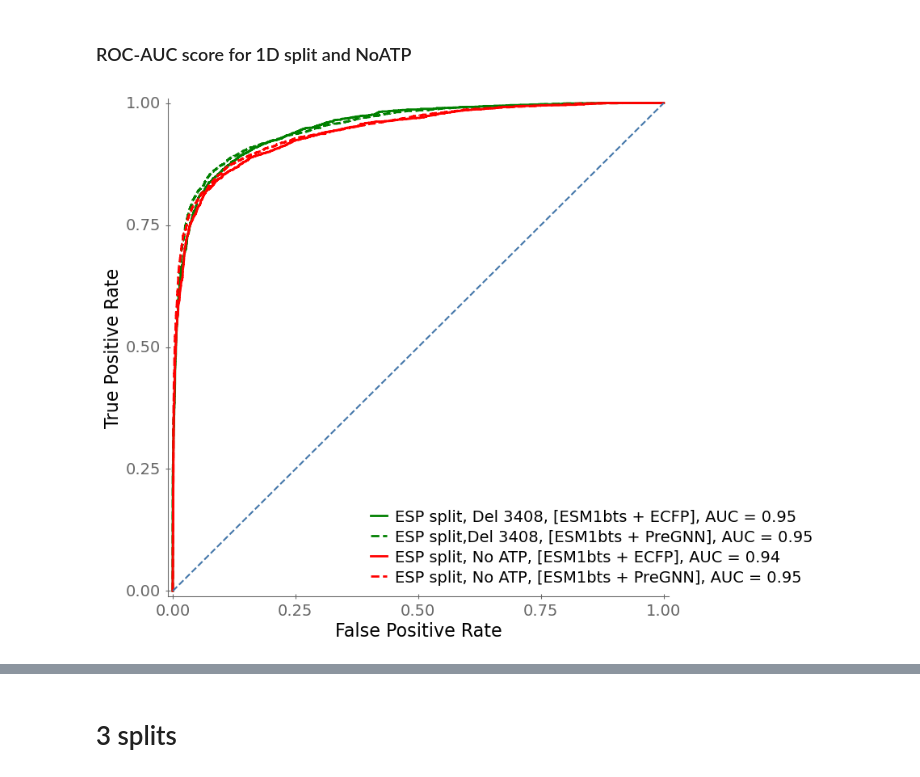
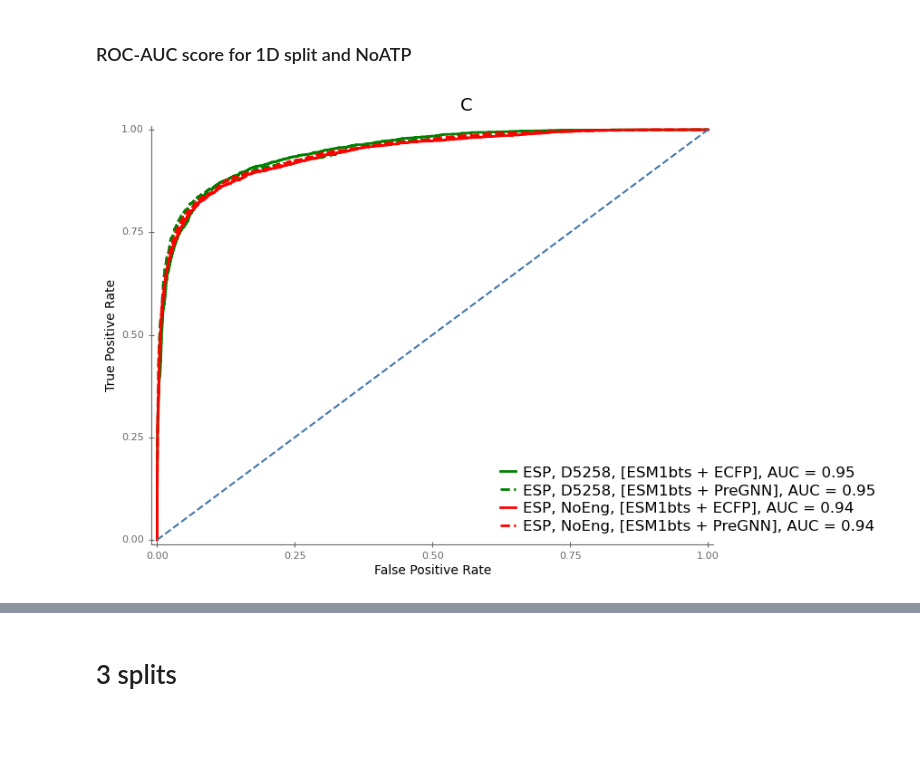
Before and after one commit to kalininalab/ESP_Leak_Analysis, a Jupyter notebook: ESP_HardSplits/notebooks_and_code/5-Results_Plots_and_figures.ipynb, the cells around one changed output, grey strips where cells are left out. Cells and saved outputs as stored; diff of their text form; code cells hidden in the pictures; blank space fills up the shorter version.

```diff
--- a/ESP_HardSplits/notebooks_and_code/5-Results_Plots_and_figures.ipynb
+++ b/ESP_HardSplits/notebooks_and_code/5-Results_Plots_and_figures.ipynb
@@ -70,4 +117,5 @@ test_y_esm1b_ts_gnn_I1f_2S =  np.load(join(CURRENT_DIR, ".." ,"data", "training_
 # %%
+from sklearn import metrics
 fpr_esm1b_ts_ecfp_ESP_2S, tpr_esm1b_ts_ecfp_ESP_2S, threshold = metrics.roc_curve(test_y_esm1b_ts_ecfp_ESP_2S, y_test_pred_esm1b_ts_ecfp_ESP_2S)
 roc_auc_esm1b_ts_ecfp_ESP_2S = metrics.auc(fpr_esm1b_ts_ecfp_ESP_2S, tpr_esm1b_ts_ecfp_ESP_2S)
 fpr_esm1b_ts_gnn_ESP_2S, tpr_esm1b_ts_gnn_ESP_2S, threshold = metrics.roc_curve(test_y_esm1b_ts_gnn_ESP_2S, y_test_pred_esm1b_ts_gnn_ESP_2S)
@@ -94,6 +142,12 @@ fpr_esm1b_ts_ecfp_I1f_2S, tpr_esm1b_ts_ecfp_I1f_2S, threshold = metrics.roc_curv
 roc_auc_esm1b_ts_ecfp_I1f_2S = metrics.auc(fpr_esm1b_ts_ecfp_I1f_2S, tpr_esm1b_ts_ecfp_I1f_2S)
 fpr_esm1b_ts_gnn_I1f_2S, tpr_esm1b_ts_gnn_I1f_2S, threshold = metrics.roc_curve(test_y_esm1b_ts_gnn_I1f_2S, y_test_pred_esm1b_ts_gnn_I1f_2S)
 roc_auc_esm1b_ts_gnn_I1f_2S = metrics.auc(fpr_esm1b_ts_gnn_I1f_2S, tpr_esm1b_ts_gnn_I1f_2S)
+
+
+fpr_esm1b_ts_ecfp_C2_2S, tpr_esm1b_ts_ecfp_C2_2S, threshold = metrics.roc_curve(test_y_esm1b_ts_ecfp_C2_2S, y_test_pred_esm1b_ts_ecfp_C2_2S)
+roc_auc_esm1b_ts_ecfp_C2_2S = metrics.auc(fpr_esm1b_ts_ecfp_C2_2S, tpr_esm1b_ts_ecfp_C2_2S)
+fpr_esm1b_ts_ecfp_ESPC2_2S, tpr_esm1b_ts_ecfp_ESPC2_2S, threshold = metrics.roc_curve(test_y_esm1b_ts_ecfp_ESPC2_2S, y_test_pred_esm1b_ts_ecfp_ESPC2_2S)
+roc_auc_esm1b_ts_ecfp_ESPC2_2S = metrics.auc(fpr_esm1b_ts_ecfp_ESPC2_2S, tpr_esm1b_ts_ecfp_ESPC2_2S)
 # %%
 def plot_roc_curve(fpr, tpr, roc_auc, label, linestyle='solid', color='blue'):
     plt.plot(fpr, tpr, color=color, label=f'{label} , AUC = {roc_auc:.2f}', linewidth=2.0, linestyle=linestyle)
@@ -289,36 +470,50 @@ roc_auc_esm1b_ts_gnn_ESP_NoATP_2S = metrics.auc(fpr_esm1b_ts_gnn_ESP_NoATP_2S, t
+# %%
+
+fpr_esm1b_ts_ecfp_ESP_D5258_2S, tpr_esm1b_ts_ecfp_ESP_D5258_2S, threshold = metrics.roc_curve(test_y_esm1b_ts_ecfp_ESP_D5258_2S, y_test_pred_esm1b_ts_ecfp_ESP_D5258_2S)
+roc_auc_esm1b_ts_ecfp_ESP_D5258_2S = metrics.auc(fpr_esm1b_ts_ecfp_ESP_D5258_2S, tpr_esm1b_ts_ecfp_ESP_D5258_2S)
+fpr_esm1b_ts_gnn_ESP_D5258_2S, tpr_esm1b_ts_gnn_ESP_D5258_2S, threshold = metrics.roc_curve(test_y_esm1b_ts_gnn_ESP_D5258_2S, y_test_pred_esm1b_ts_gnn_ESP_D5258_2S)
+roc_auc_esm1b_ts_gnn_ESP_D5258_2S = metrics.auc(fpr_esm1b_ts_gnn_ESP_D5258_2S, tpr_esm1b_ts_gnn_ESP_D5258_2S)
+
+fpr_esm1b_ts_ecfp_ESP_NoEng_2S, tpr_esm1b_ts_ecfp_ESP_NoEng_2S, threshold = metrics.roc_curve(test_y_esm1b_ts_ecfp_ESP_NoEng_2S, y_test_pred_esm1b_ts_ecfp_ESP_NoEng_2S)
+roc_auc_esm1b_ts_ecfp_ESP_NoEng_2S = metrics.auc(fpr_esm1b_ts_ecfp_ESP_NoEng_2S, tpr_esm1b_ts_ecfp_ESP_NoEng_2S)
+fpr_esm1b_ts_gnn_ESP_NoEng_2S, tpr_esm1b_ts_gnn_ESP_NoEng_2S, threshold = metrics.roc_curve(test_y_esm1b_ts_gnn_ESP_NoEng_2S, y_test_pred_esm1b_ts_gnn_ESP_NoEng_2S)
+roc_auc_esm1b_ts_gnn_ESP_NoEng_2S = metrics.auc(fpr_esm1b_ts_gnn_ESP_NoEng_2S, tpr_esm1b_ts_gnn_ESP_NoEng_2S)
 # %%
 def plot_roc_curve(fpr, tpr, roc_auc, label, linestyle='solid', color='blue'):
     plt.plot(fpr, tpr, color=color, label=f'{label}, AUC = {roc_auc:.2f}', linewidth=2.0, linestyle=linestyle)
 
-fig, ax = plt.subplots(figsize=(8, 8))
-plt.rcParams.update({'font.size': 20})
+fig, ax = plt.subplots(figsize=(8, 6))
+plt.rcParams.update({'font.size': 10})
 
 # Define your data and labels here
 data = [
 
-    (fpr_esm1b_ts_ecfp_ESP_D3408_2S, tpr_esm1b_ts_ecfp_ESP_D3408_2S, roc_auc_esm1b_ts_ecfp_ESP_D3408_2S, 'ESP split, Del 3408, [ESM1bts + ECFP]', 'solid', 'green'),
-    (fpr_esm1b_ts_gnn_ESP_D3408_2S, tpr_esm1b_ts_gnn_ESP_D3408_2S, roc_auc_esm1b_ts_gnn_ESP_D3408_2S, 'ESP split,Del 3408, [ESM1bts + PreGNN]', 'dashed', 'green'),
+    (fpr_esm1b_ts_ecfp_ESP_D5258_2S, tpr_esm1b_ts_ecfp_ESP_D5258_2S, roc_auc_esm1b_ts_ecfp_ESP_D5258_2S, 'ESP, D5258, [ESM1bts + ECFP]', 'solid', 'green'),
+    (fpr_esm1b_ts_gnn_ESP_D5258_2S, tpr_esm1b_ts_gnn_ESP_D5258_2S, roc_auc_esm1b_ts_gnn_ESP_D5258_2S, 'ESP, D5258, [ESM1bts + PreGNN]', 'dashed', 'green'),
 
-    (fpr_esm1b_ts_ecfp_ESP_NoATP_2S, tpr_esm1b_ts_ecfp_ESP_NoATP_2S, roc_auc_esm1b_ts_ecfp_ESP_NoATP_2S, 'ESP split, No ATP, [ESM1bts + ECFP]', 'solid', 'red'),
-    (fpr_esm1b_ts_gnn_ESP_NoATP_2S, tpr_esm1b_ts_gnn_ESP_NoATP_2S, roc_auc_esm1b_ts_gnn_ESP_NoATP_2S, 'ESP split, No ATP, [ESM1bts + PreGNN]', 'dashed', 'red'),
+    (fpr_esm1b_ts_ecfp_ESP_NoEng_2S, tpr_esm1b_ts_ecfp_ESP_NoEng_2S, roc_auc_esm1b_ts_ecfp_ESP_NoEng_2S, 'ESP, NoEng, [ESM1bts + ECFP]', 'solid', 'red'),
+    (fpr_esm1b_ts_gnn_ESP_NoEng_2S, tpr_esm1b_ts_gnn_ESP_NoEng_2S, roc_auc_esm1b_ts_gnn_ESP_NoEng_2S, 'ESP, NoEng, [ESM1bts + PreGNN]', 'dashed', 'red'),
 
 ]
 # Plot each ROC curve
 for fpr, tpr, roc_auc, label, linestyle, color in data:
     plot_roc_curve(fpr, tpr, roc_auc, label, linestyle, color)
 
 # Set axis parameters
 ax.locator_params(axis="y", nbins=5)
 ax.locator_params(axis="x", nbins=5)
-
+ax.tick_params(axis='x', labelsize=8)  # Smaller x-axis numbers
+ax.tick_params(axis='y', labelsize=8)
+plt.title('C', x=0.56,fontsize=14)
 # Set legend
-plt.legend(loc='lower right', bbox_to_anchor=(1.30, 0.01), fontsize=14)
+plt.legend(loc='lower right', bbox_to_anchor=(1.30, 0.01), fontsize=12)
 plt.plot([0, 1], [0, 1], '--')
 eps = 0.01
 plt.xlim([0 - eps, 1 + eps])
 plt.ylim([0 - eps, 1 + eps])
-plt.ylabel('True Positive Rate',fontsize=16)
-plt.xlabel('False Positive Rate',fontsize=16)
+plt.ylabel('True Positive Rate')
+plt.xlabel('False Positive Rate')
+plt.savefig('/Users/vahidatabaigi/Desktop/Thesis/thesis-template/Figures/AUCATP.png', dpi=600, bbox_inches='tight')
 plt.show()
 # %% [output]
-[figure, old version]
+[figure, new version]
```
Also changed, not shown: parts of 35 cells of this notebook, 4 other files.
